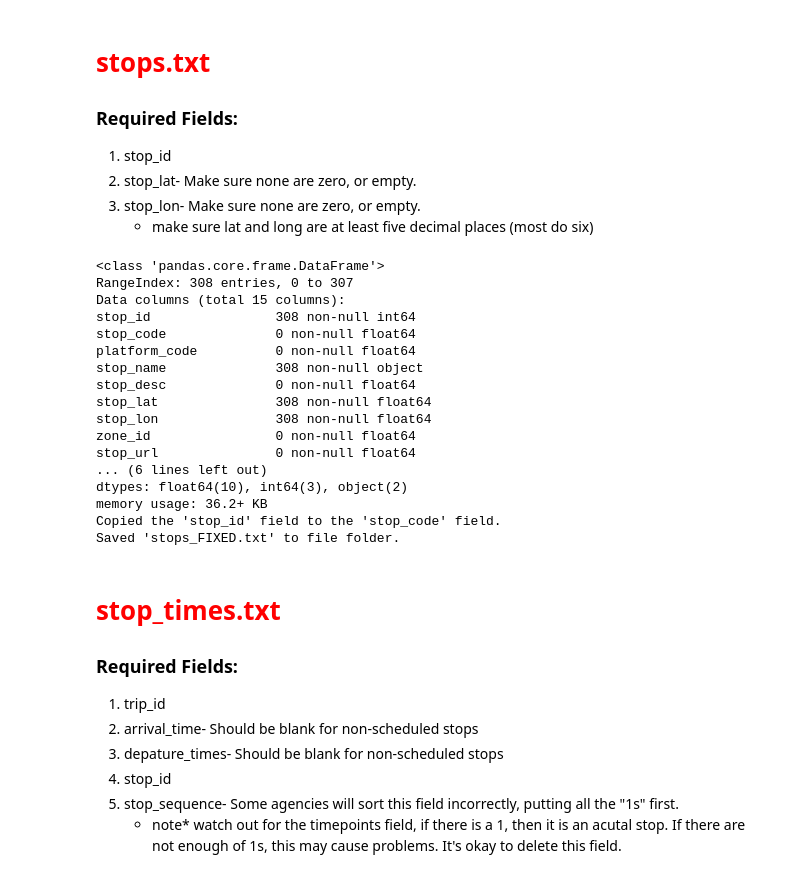
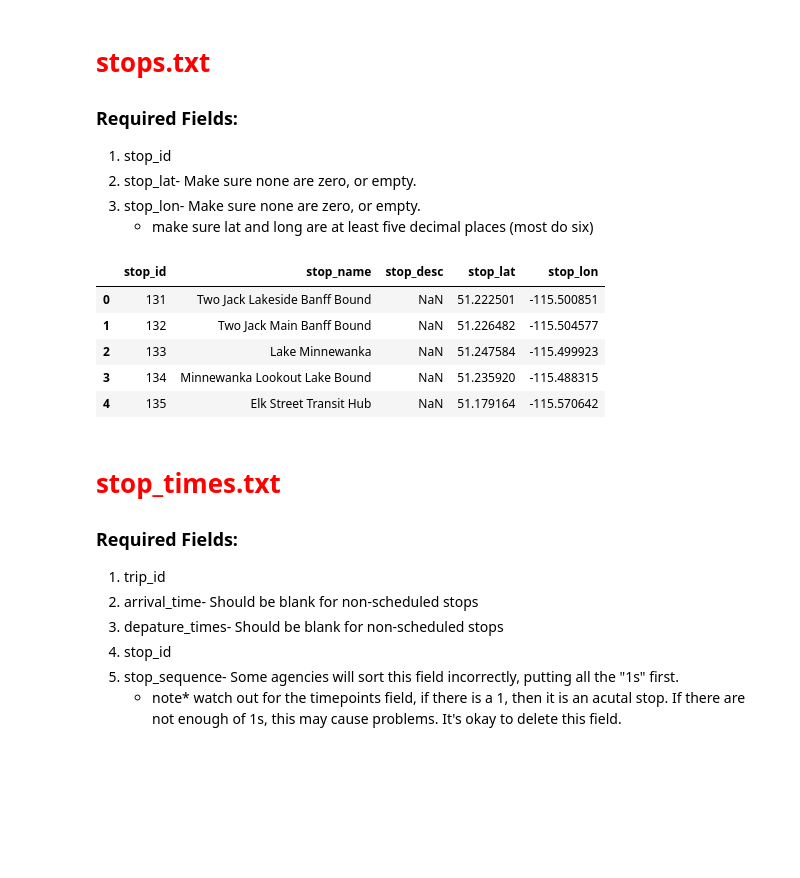
Before and after one commit to dandresen/work-gtfs-qa, a Jupyter notebook: QA-GTFS.ipynb, the cells around one changed output. Drawn from its saved outputs; the diff is of its cells as text; code cells hidden in the pictures; blank space fills up the shorter version.

```diff
--- a/QA-GTFS.ipynb
+++ b/QA-GTFS.ipynb
@@ -277,34 +200,19 @@ memory usage: 45.2+ KB
 2. stop_lat- Make sure none are zero, or empty.
 3. stop_lon- Make sure none are zero, or empty.
     - make sure lat and long are at least five decimal places (most do six)
-# %%
-load('stops')
-# df.head(15)
-# copyField('stop_code','stop_id','stops')
-copyField()
-
-# copyField('stop_code','stop_id','stops')
-
-#### seattle-sc 'like' function
-#df_stop = df.loc[df['stop_code'].isin(stopList)]
-# %% [output]
-<class 'pandas.core.frame.DataFrame'>
-RangeIndex: 308 entries, 0 to 307
-Data columns (total 15 columns):
-stop_id                308 non-null int64
-stop_code              0 non-null float64
-platform_code          0 non-null float64
-stop_name              308 non-null object
-stop_desc              0 non-null float64
-stop_lat               308 non-null float64
-stop_lon               308 non-null float64
-zone_id                0 non-null float64
-stop_url               0 non-null float64
-... (6 lines left out)
-dtypes: float64(10), int64(3), object(2)
-memory usage: 36.2+ KB
-Copied the 'stop_id' field to the 'stop_code' field.
-Saved 'stops_FIXED.txt' to file folder.
+# %%
+# stops.columns = [['stop_id', 'stop_name', 'stop_desc','stop_lat', 'stop_lon']]
+stops = load('stops')
+cols = ['stop_id', 'stop_name', 'stop_desc', 'stop_lat', 'stop_lon' ]
+stops = stops[cols]
+stops.head()
+# %% [output]
+|  | stop_id | stop_name | stop_desc | stop_lat | stop_lon |
+| 0 | 131 | Two Jack Lakeside Banff Bound | NaN | 51.222501 | -115.500851 |
+| 1 | 132 | Two Jack Main Banff Bound | NaN | 51.226482 | -115.504577 |
+| 2 | 133 | Lake Minnewanka | NaN | 51.247584 | -115.499923 |
+| 3 | 134 | Minnewanka Lookout Lake Bound | NaN | 51.235920 | -115.488315 |
+| 4 | 135 | Elk Street Transit Hub | NaN | 51.179164 | -115.570642 |
 # %% [markdown]
 # <span style="color:red">stop_times.txt</span>
 
```
Also changed, not shown: parts of 14 cells of this notebook, 2 other files.
